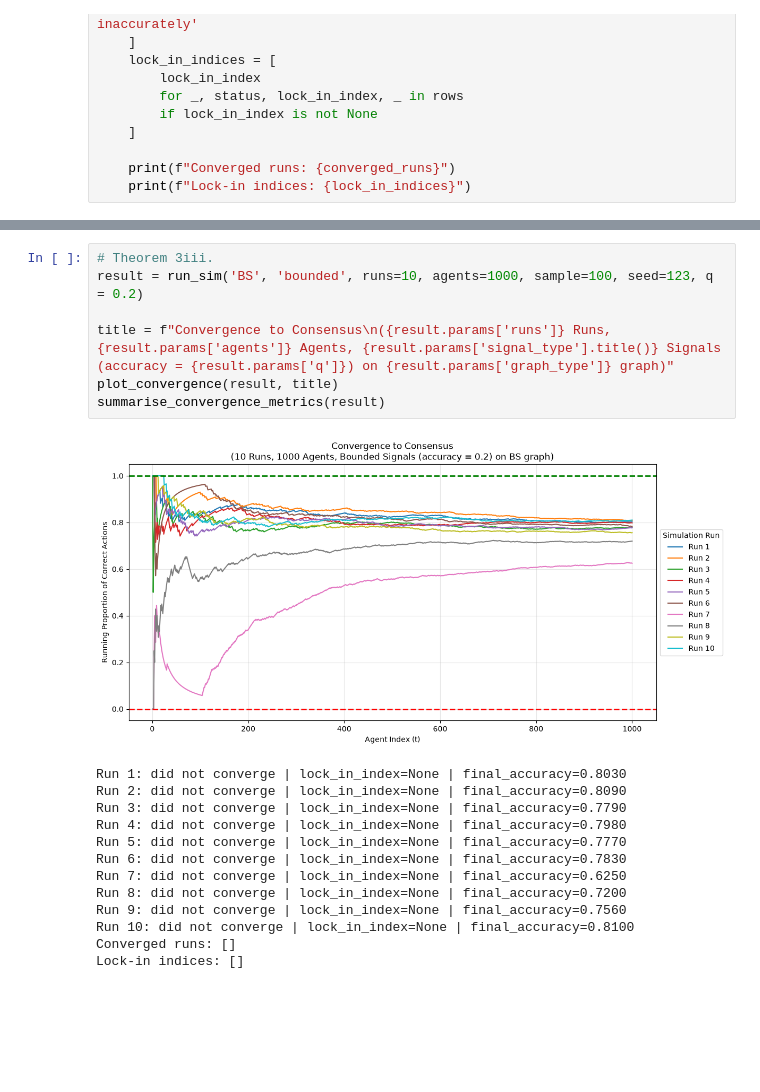
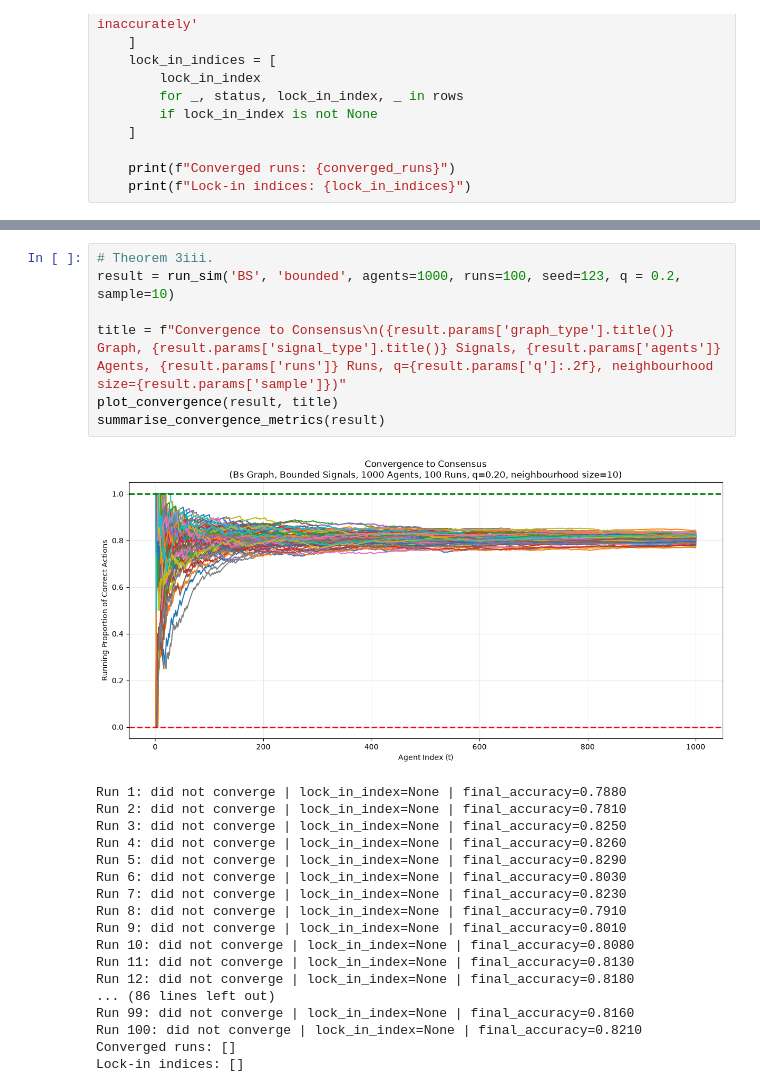
Before and after one commit to ys4ys4/Dynamic-Bayesian-Games-on-Random-Networks, a Jupyter notebook: SLM_testing.ipynb, the cells around one changed output, grey strips where cells are left out. Saved outputs shown, nothing was run; the diff lists cells and outputs as text; blank space fills up the shorter version.

```diff
--- a/SLM_testing.ipynb
+++ b/SLM_testing.ipynb
@@ -204,23 +204,28 @@ Converged runs: []
 Lock-in indices: []
 # %%
 # Theorem 3iii.
-result = run_sim('BS', 'bounded', runs=10, agents=1000, sample=100, seed=123, q = 0.2)
+result = run_sim('BS', 'bounded', agents=1000, runs=100, seed=123, q = 0.2, sample=10)
 
-title = f"Convergence to Consensus\n({result.params['runs']} Runs, {result.params['agents']} Agents, {result.params['signal_type'].title()} Signals (accuracy = {result.params['q']}) on {result.params['graph_type']} graph)"
+title = f"Convergence to Consensus\n({result.params['graph_type'].title()} Graph, {result.params['signal_type'].title()} Signals, {result.params['agents']} Agents, {result.params['runs']} Runs, q={result.params['q']:.2f}, neighbourhood size={result.params['sample']})"
 plot_convergence(result, title)
 summarise_convergence_metrics(result)
 # %% [output]
-[figure, old version]
+[figure, new version]
-Run 1: did not converge | lock_in_index=None | final_accuracy=0.8030
-Run 2: did not converge | lock_in_index=None | final_accuracy=0.8090
-Run 3: did not converge | lock_in_index=None | final_accuracy=0.7790
-Run 4: did not converge | lock_in_index=None | final_accuracy=0.7980
-Run 5: did not converge | lock_in_index=None | final_accuracy=0.7770
-Run 6: did not converge | lock_in_index=None | final_accuracy=0.7830
-Run 7: did not converge | lock_in_index=None | final_accuracy=0.6250
-Run 8: did not converge | lock_in_index=None | final_accuracy=0.7200
-Run 9: did not converge | lock_in_index=None | final_accuracy=0.7560
-Run 10: did not converge | lock_in_index=None | final_accuracy=0.8100
+Run 1: did not converge | lock_in_index=None | final_accuracy=0.7880
+Run 2: did not converge | lock_in_index=None | final_accuracy=0.7810
+Run 3: did not converge | lock_in_index=None | final_accuracy=0.8250
+Run 4: did not converge | lock_in_index=None | final_accuracy=0.8260
+Run 5: did not converge | lock_in_index=None | final_accuracy=0.8290
+Run 6: did not converge | lock_in_index=None | final_accuracy=0.8030
+Run 7: did not converge | lock_in_index=None | final_accuracy=0.8230
+Run 8: did not converge | lock_in_index=None | final_accuracy=0.7910
+Run 9: did not converge | lock_in_index=None | final_accuracy=0.8010
+Run 10: did not converge | lock_in_index=None | final_accuracy=0.8080
+Run 11: did not converge | lock_in_index=None | final_accuracy=0.8130
+Run 12: did not converge | lock_in_index=None | final_accuracy=0.8180
+... (86 lines left out)
+Run 99: did not converge | lock_in_index=None | final_accuracy=0.8160
+Run 100: did not converge | lock_in_index=None | final_accuracy=0.8210
 Converged runs: []
 Lock-in indices: []
 # %%
```
Also changed, not shown: parts of 8 cells of this notebook, 11 other files.
